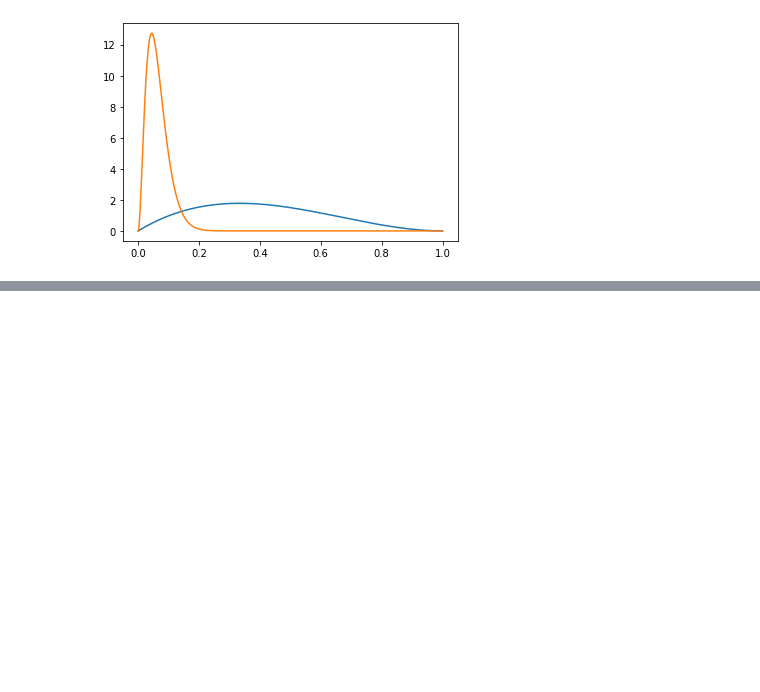
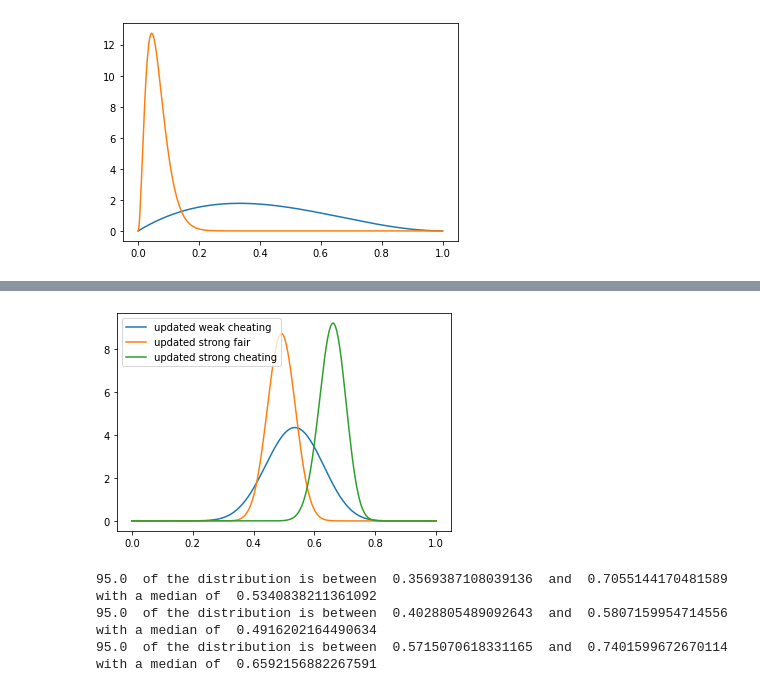
Before and after one commit to ctarrington/try-colab, a Jupyter notebook: parameter_estimation.ipynb, the cells around one changed output, grey strips where cells are left out. Drawn from its saved outputs; the diff is of its cells as text; code cells hidden in the pictures; blank space fills up the shorter version.

```diff
--- a/parameter_estimation.ipynb
+++ b/parameter_estimation.ipynb
@@ -96,0 +126,19 @@ plot(ps, rv_with_prior.pdf(ps))
+# %%
+updated_weak_cheating = beta(7+9, 3+11)
+updated_strong_fair = beta(50+9, 50+11)
+updated_strong_cheating = beta(70+9, 30+11)
+
+plot_distributions(
+    [updated_weak_cheating, updated_strong_fair, updated_strong_cheating],
+    ['updated weak cheating', 'updated strong fair', 'updated strong cheating']
+)
+# %% [output]
+[figure, added]
+# %%
+print_ci(updated_weak_cheating, 0.95)
+print_ci(updated_strong_fair, 0.95)
+print_ci(updated_strong_cheating, 0.95)
+# %% [output]
+95.0  of the distribution is between  0.3569387108039136  and  0.7055144170481589  with a median of  0.5340838211361092
+95.0  of the distribution is between  0.4028805489092643  and  0.5807159954714556  with a median of  0.4916202164490634
+95.0  of the distribution is between  0.5715070618331165  and  0.7401599672670114  with a median of  0.6592156882267591
```
Also changed, not shown: parts of 5 cells of this notebook.
